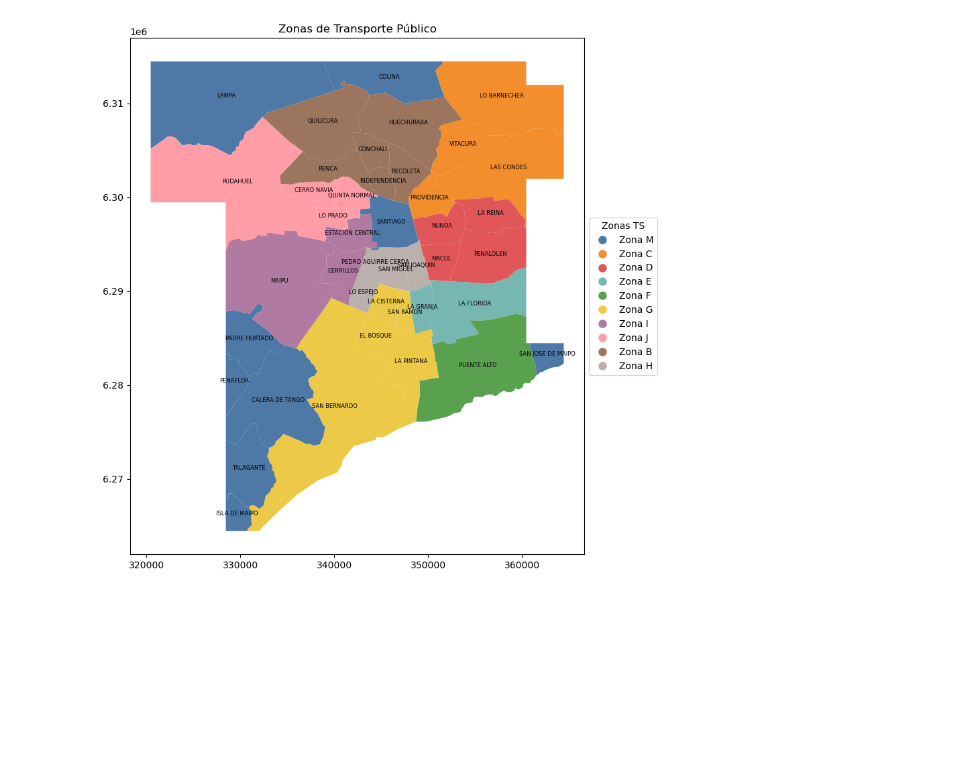
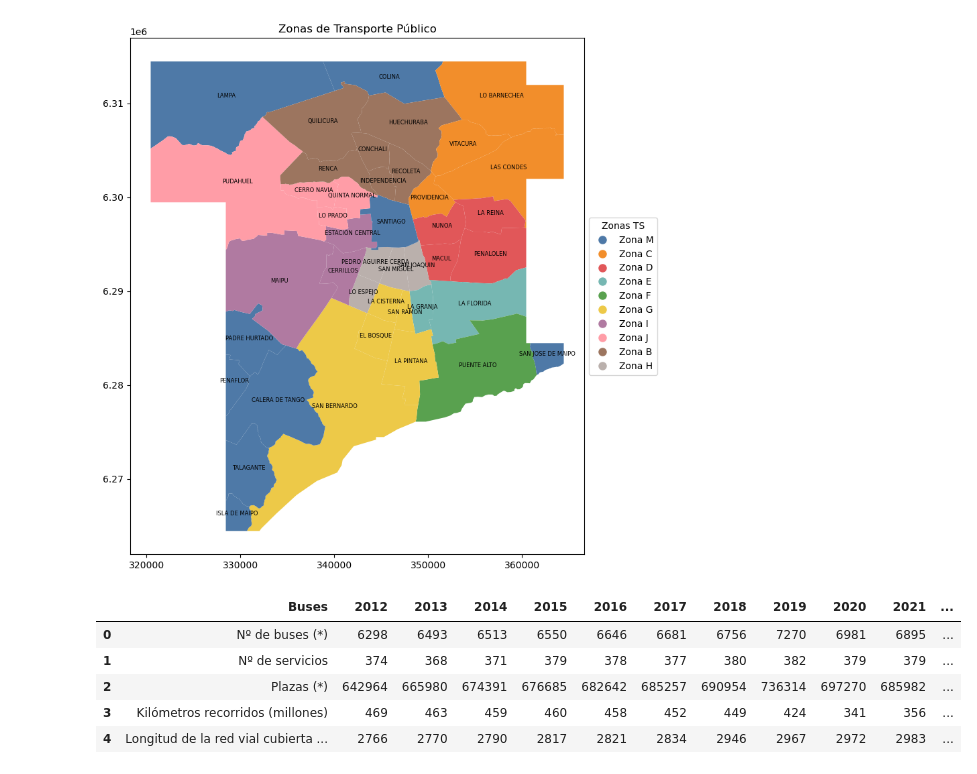
Before and after one commit to canija2000/IMT2200-Proyecto-Grupal, a Jupyter notebook: notebooks_eda/eda2.ipynb, the cells around one changed output. Cells and saved outputs as stored; diff of their text form; code cells hidden in the pictures; blank space fills up the shorter version.

```diff
--- a/notebooks_eda/eda2.ipynb
+++ b/notebooks_eda/eda2.ipynb
@@ -161,3 +161,14 @@ plt.show()
 fig.savefig('../imgs/Zonas de Transporte Público.png', dpi=300, bbox_inches='tight')
 # %% [output]
 [figure]
+# %%
+num_buses = pd.read_csv("../data/DTP_CSV/TABLA-NUMERO-BUSES-POR-AÑO.csv")
+# %%
+num_buses.head()
+# %% [output]
+|  | Buses | 2012 | 2013 | 2014 | 2015 | 2016 | 2017 | 2018 | 2019 | 2020 | 2021 | ... |
+| 0 | Nº de buses (*) | 6298 | 6493 | 6513 | 6550 | 6646 | 6681 | 6756 | 7270 | 6981 | 6895 | ... |
+| 1 | Nº de servicios | 374 | 368 | 371 | 379 | 378 | 377 | 380 | 382 | 379 | 379 | ... |
+| 2 | Plazas (*) | 642964 | 665980 | 674391 | 676685 | 682642 | 685257 | 690954 | 736314 | 697270 | 685982 | ... |
+| 3 | Kilómetros recorridos (millones) | 469 | 463 | 459 | 460 | 458 | 452 | 449 | 424 | 341 | 356 | ... |
+| 4 | Longitud de la red vial cubierta ... | 2766 | 2770 | 2790 | 2817 | 2821 | 2834 | 2946 | 2967 | 2972 | 2983 | ... |
```
Also changed, not shown: parts of 11 cells of this notebook, 5 other files.
